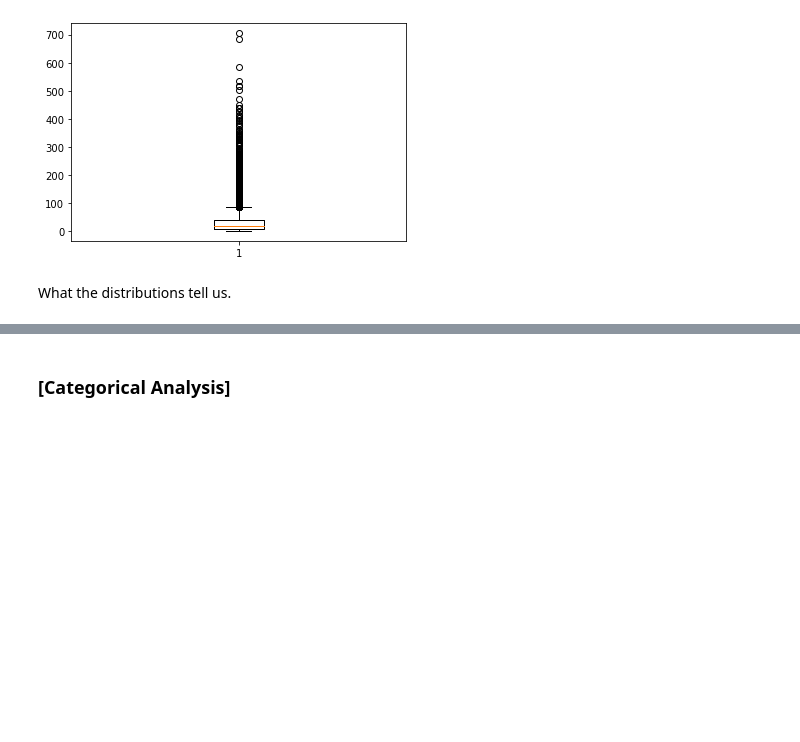
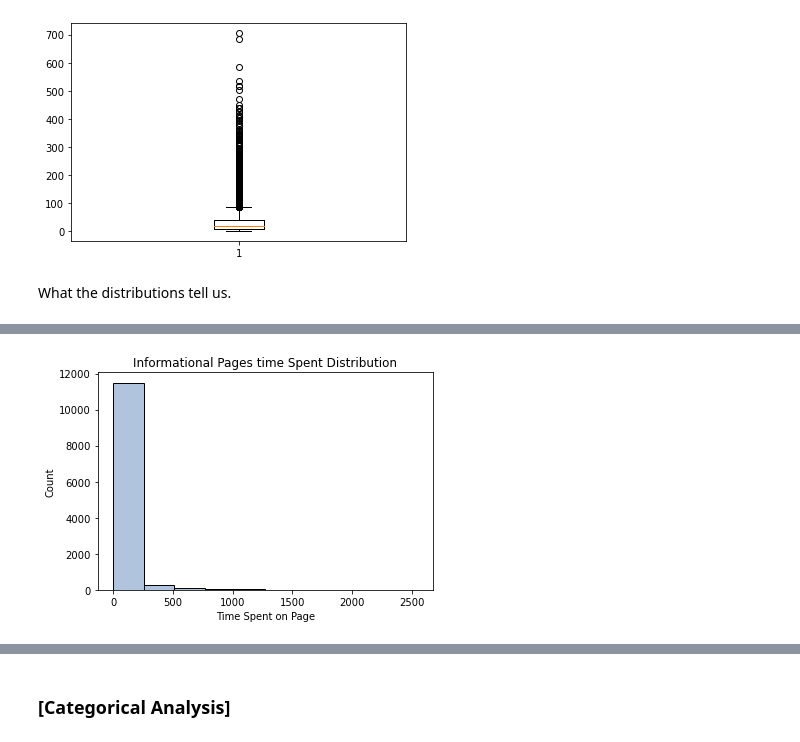
Before and after one commit to ChrisGarciaDS/ECommerce-Analysis, a Jupyter notebook: Ecom-data.ipynb, the cells around one changed output, grey strips where cells are left out. Saved outputs shown, nothing was run; the diff lists cells and outputs as text; code cells hidden in the pictures; blank space fills up the shorter version.

```diff
--- a/Ecom-data.ipynb
+++ b/Ecom-data.ipynb
@@ -250,0 +255,8 @@ What the distributions tell us.
+# %%
+plt.hist(shoppers_df['Informational_Duration'], edgecolor='black', color='lightsteelblue')
+plt.title('Informational Pages time Spent Distribution')
+plt.xlabel('Time Spent on Page')
+plt.ylabel('Count')
+plt.show()
+# %% [output]
+[figure, added]
```
Also changed, not shown: parts of 16 cells of this notebook.
